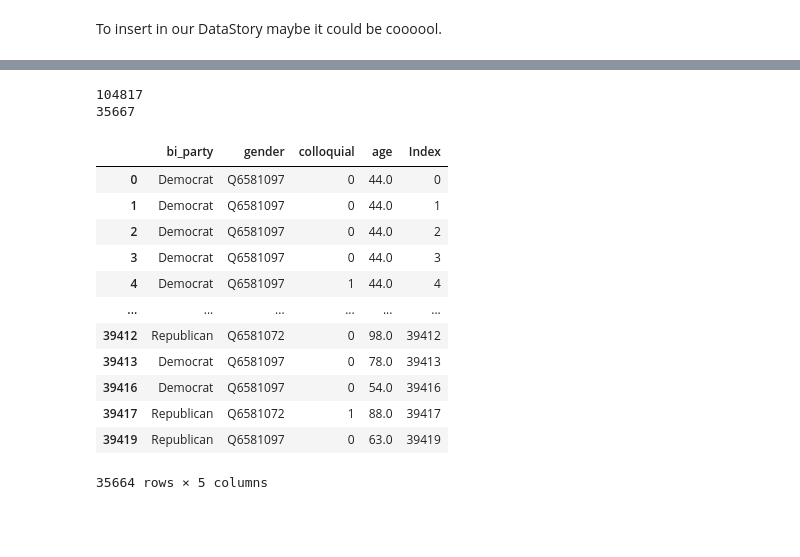
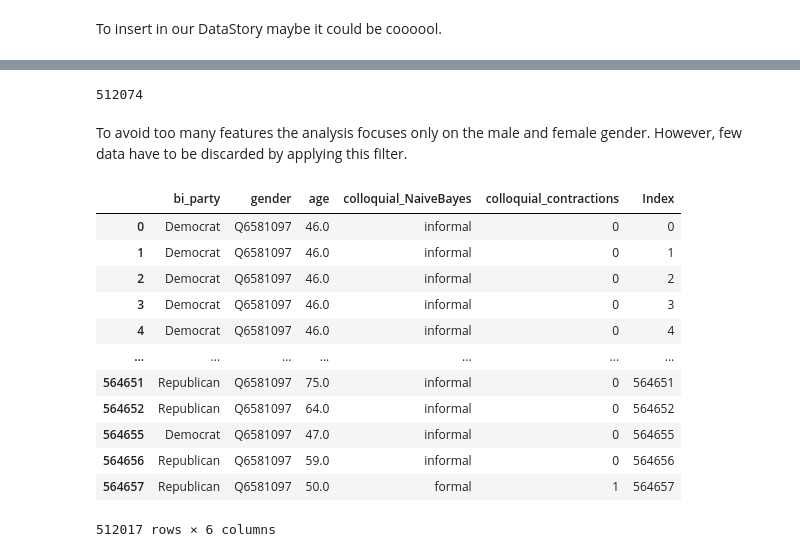
Before and after one commit to epfl-ada/ada-2021-project-adacadabra, a Jupyter notebook: ANALYSIS/03 Regression.ipynb, the cells around one changed output, grey strips where cells are left out. Cells and saved outputs as stored; diff of their text form; code cells hidden in the pictures; blank space fills up the shorter version.

```diff
--- a/ANALYSIS/03 Regression.ipynb
+++ b/ANALYSIS/03 Regression.ipynb
@@ -49,6 +49,5 @@ path_2_data = 'C:/Users/alexb/Documents/Ecole/EPFL/MasterII/ADA/'
 #import the dataset sample
 df = pd.read_json(path_2_data + 'polUS_quotes_speakers_merged.json.bz2',compression="bz2",lines=True)
 df2 = pd.read_json(path_2_data + 'Speakers_aggregation.json.bz2',compression="bz2",lines=True)
-df3 = pd.read_json(path_2_data + 'df_LR_small_sample.json.bz2',compression="bz2",lines=True)
-df4 = pd.read_json(path_2_data + 'classified_us_pol_sample.json.bz2',compression="bz2",lines=True)
+df3 = pd.read_json(path_2_data + 'df_quotes_pol_all_classified.json.bz2',compression="bz2",lines=True)
 # %%
@@ -82,11 +81,7 @@ df3
 # %%
-df_pre_reg = df2[['quotes_number','gender','fraction']]
-df_pre_reg2 = df3[['bi_party','gender','colloquial','age']]
+df_pre_reg2 = df3[['bi_party','gender','age','colloquial_NaiveBayes', 'colloquial_contractions']]
 # %%
-df_pre_reg = df_pre_reg.replace(to_replace='None', value=np.nan).dropna()
-print(len(df_pre_reg))
 df_pre_reg2 = df_pre_reg2.replace(to_replace = 'None', value=np.nan).dropna()
 print(len(df_pre_reg2))
 # %% [output]
-104817
-35667
+512074
@@ -152,27 +116,24 @@ df_pre_reg2 = df_pre_reg2.drop(index7)
 df_pre_reg2 = df_pre_reg2.drop(index8)
 df_pre_reg2 = df_pre_reg2.drop(index9)
 df_pre_reg2 = df_pre_reg2.drop(index10)
+# %% [markdown]
+To avoid too many features the analysis focuses only on the male and female gender. However, few data have to be discarded by applying this filter.
 # %%
-df_pre_reg['gender'] = df_pre_reg['gender'].apply(lambda x: x[0])
-df_pre_reg.drop('gender_all', axis=1, inplace=True)
-df_pre_reg['Index'] = df_pre_reg.index
-df_pre_reg
-
 df_pre_reg2['gender'] = df_pre_reg2['gender'].apply(lambda x: x[0])
 df_pre_reg2.drop('gender_all', axis=1, inplace=True)
 df_pre_reg2['Index'] = df_pre_reg2.index
 df_pre_reg2
 # %% [output]
-|  | bi_party | gender | colloquial | age | Index |
-| 0 | Democrat | Q6581097 | 0 | 44.0 | 0 |
-| 1 | Democrat | Q6581097 | 0 | 44.0 | 1 |
-| 2 | Democrat | Q6581097 | 0 | 44.0 | 2 |
-| 3 | Democrat | Q6581097 | 0 | 44.0 | 3 |
-| 4 | Democrat | Q6581097 | 1 | 44.0 | 4 |
-| ... | ... | ... | ... | ... | ... |
-| 39412 | Republican | Q6581072 | 0 | 98.0 | 39412 |
-| 39413 | Democrat | Q6581097 | 0 | 78.0 | 39413 |
-| 39416 | Democrat | Q6581097 | 0 | 54.0 | 39416 |
-| 39417 | Republican | Q6581072 | 1 | 88.0 | 39417 |
-| 39419 | Republican | Q6581097 | 0 | 63.0 | 39419 |
+|  | bi_party | gender | age | colloquial_NaiveBayes | colloquial_contractions | Index |
+| 0 | Democrat | Q6581097 | 46.0 | informal | 0 | 0 |
+| 1 | Democrat | Q6581097 | 46.0 | informal | 0 | 1 |
+| 2 | Democrat | Q6581097 | 46.0 | informal | 0 | 2 |
+| 3 | Democrat | Q6581097 | 46.0 | informal | 0 | 3 |
+| 4 | Democrat | Q6581097 | 46.0 | informal | 0 | 4 |
+| ... | ... | ... | ... | ... | ... | ... |
+| 564651 | Republican | Q6581097 | 75.0 | informal | 0 | 564651 |
+| 564652 | Republican | Q6581097 | 64.0 | informal | 0 | 564652 |
+| 564655 | Democrat | Q6581097 | 47.0 | informal | 0 | 564655 |
+| 564656 | Republican | Q6581097 | 59.0 | informal | 0 | 564656 |
+| 564657 | Republican | Q6581097 | 50.0 | formal | 1 | 564657 |
-35664 rows × 5 columns
+512017 rows × 6 columns
```
Also changed, not shown: parts of 28 cells of this notebook.
